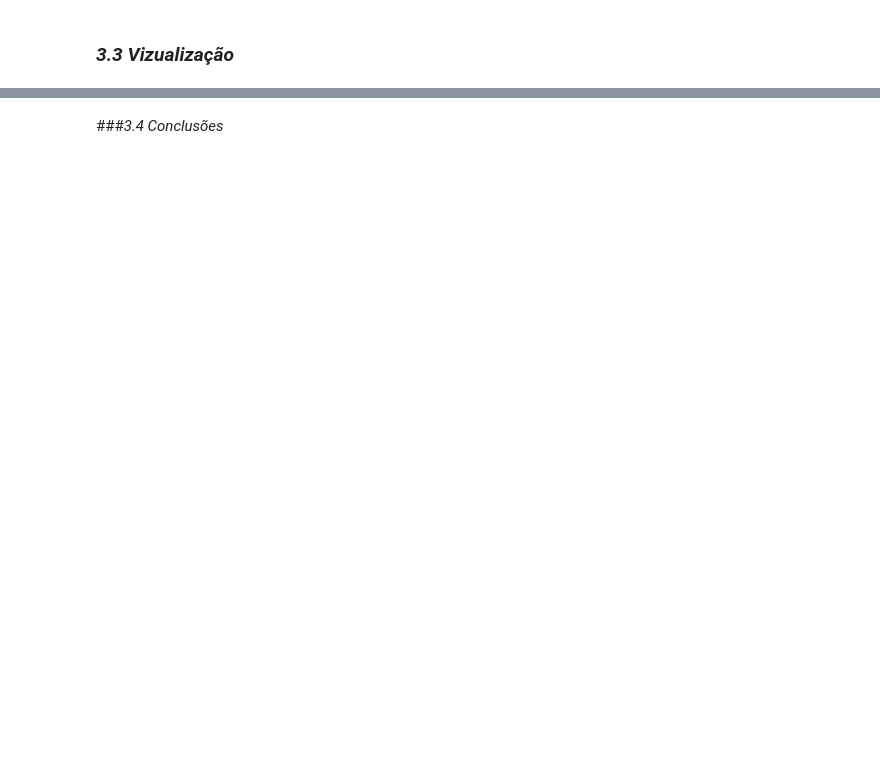
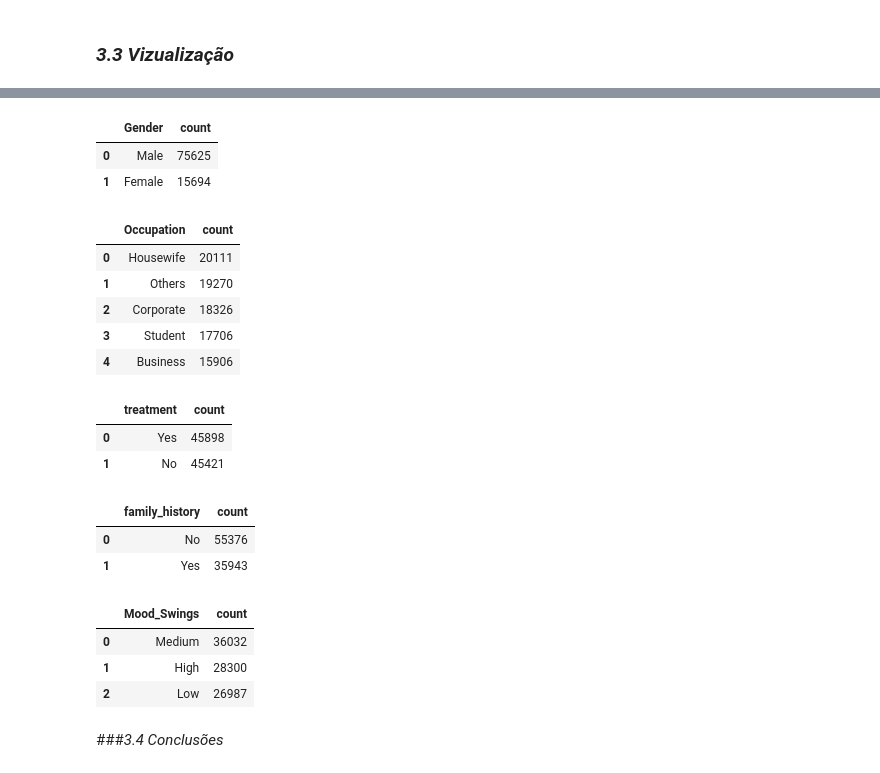
Before and after one commit to talesnobre/Trainees2, a Jupyter notebook: Notebook 2/Aula_EDA - Ian.ipynb, the cells around one changed output, grey strips where cells are left out. Drawn from its saved outputs; the diff is of its cells as text; code cells hidden in the pictures; blank space fills up the shorter version.

```diff
--- a/Notebook 2/Aula_EDA - Ian.ipynb
+++ b/Notebook 2/Aula_EDA - Ian.ipynb
@@ -290,0 +368,8 @@ Examine as variações e tendências em questões de saúde mental em diferentes
+# %%
+#Quantidade de pessoas que tem histórico de problemas de saúde mental e qual é seu gênero.
+d1 = mentalhealthdf['Gender'].value_counts().reset_index()
+d1
+# %% [output]
+|  | Gender | count |
+| 0 | Male | 75625 |
+| 1 | Female | 15694 |
@@ -290,0 +380,11 @@ Examine as variações e tendências em questões de saúde mental em diferentes
+# %%
+#Quantidade de pessoas que tem histórico de problemas de saúde mental e qual é sua profissão.
+d2 = mentalhealthdf['Occupation'].value_counts().reset_index()
+d2
+# %% [output]
+|  | Occupation | count |
+| 0 | Housewife | 20111 |
+| 1 | Others | 19270 |
+| 2 | Corporate | 18326 |
+| 3 | Student | 17706 |
+| 4 | Business | 15906 |
@@ -290,0 +396,8 @@ Examine as variações e tendências em questões de saúde mental em diferentes
+# %%
+#Quantidade de pessoas que tem histórico de problemas de saúde mental e quantas foram buscar tratamento.
+d3 = mentalhealthdf['treatment'].value_counts().reset_index()
+d3
+# %% [output]
+|  | treatment | count |
+| 0 | Yes | 45898 |
+| 1 | No | 45421 |
@@ -290,0 +409,8 @@ Examine as variações e tendências em questões de saúde mental em diferentes
+# %%
+#Quantidade de pessoas que tem histórico de problemas de saúde mental e quantas tem histórico de doenças mentais na família.
+d4 = mentalhealthdf['family_history'].value_counts().reset_index()
+d4
+# %% [output]
+|  | family_history | count |
+| 0 | No | 55376 |
+| 1 | Yes | 35943 |
@@ -290,0 +423,8 @@ Examine as variações e tendências em questões de saúde mental em diferentes
+# %%
+d5 = mentalhealthdf['Mood_Swings'].value_counts().reset_index()
+d5
+# %% [output]
+|  | Mood_Swings | count |
+| 0 | Medium | 36032 |
+| 1 | High | 28300 |
+| 2 | Low | 26987 |
```
Also changed, not shown: parts of 17 cells of this notebook.
